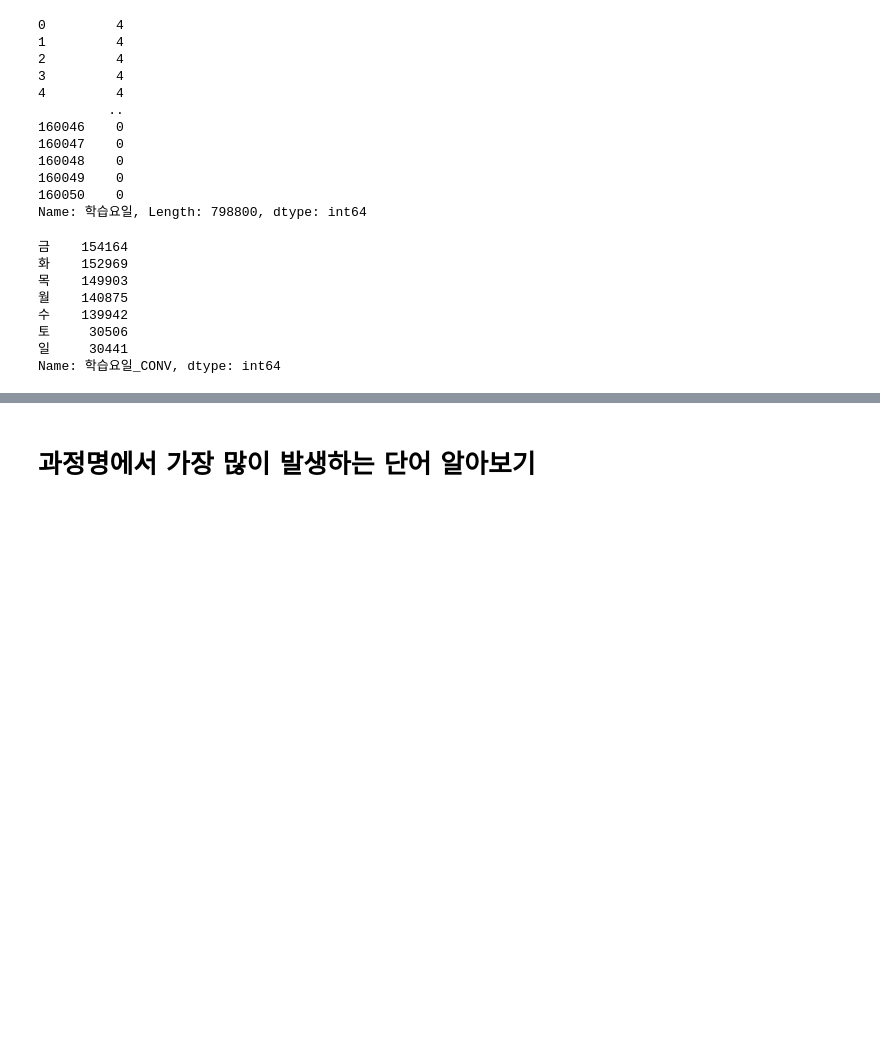
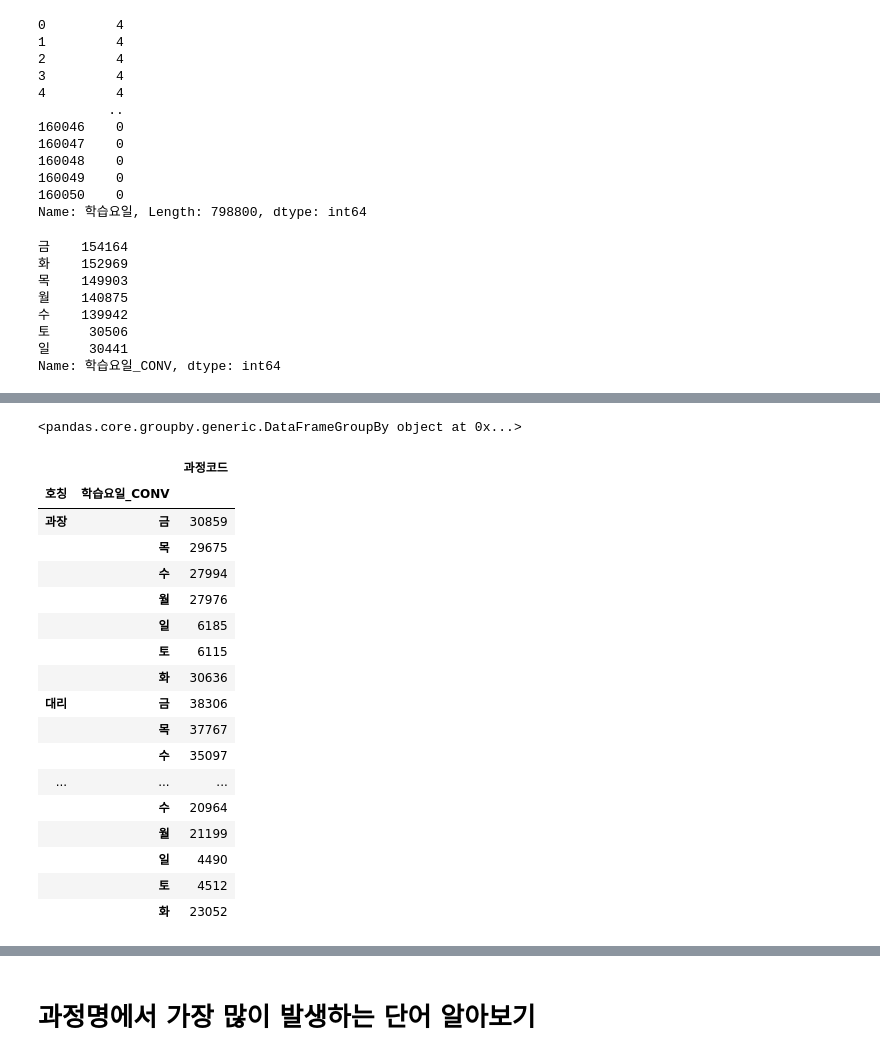
Before and after one commit to gzone2000/my_machine_learning, a Jupyter notebook: ml5/Online_study7.ipynb, the cells around one changed output, grey strips where cells are left out. Drawn from its saved outputs; the diff is of its cells as text; code cells hidden in the pictures; blank space fills up the shorter version.

```diff
--- a/ml5/Online_study7.ipynb
+++ b/ml5/Online_study7.ipynb
@@ -257,5 +262,3 @@ df_Q['학습요일_CONV'].value_counts()
 토     30506
 일     30441
 Name: 학습요일_CONV, dtype: int64
-# %%
-df_Q['학습요일_WEEK'] = df_Q['학습요일'].apply(lambda x : 'week' if x in [0,1,2,3,4] else 'weekend')
@@ -287,0 +287,2 @@ memory usage: 152.4+ MB
+# %%
+df_Q['과정코드'] = df_Q['과정코드'].astype(str)
@@ -287,0 +291,5 @@ memory usage: 152.4+ MB
+# %%
+df_Q['학습시간'] = df_Q['학습종료일'] - df_Q['학습시작일']
+# %%
+# 학습 시간을 초단위로 변경
+df_Q['학습시간'] = np.round(df_Q['학습시간'].dt.total_seconds())
@@ -298,4 +384,26 @@ memory usage: 152.4+ MB
+# %%
+df_Q.groupby(['호칭', '학습요일_CONV'])
+# %% [output]
+<pandas.core.groupby.generic.DataFrameGroupBy object at 0x...>
 # %%
-df1 = df_Q.groupby(['호칭','과정명(학습명)'])['과정코드'].count().reset_index()
-df1
+df_Q.groupby(['호칭', '학습요일_CONV'])[['과정코드']].count()
+# %% [output]
+|  |  | 과정코드 |
+| 호칭 | 학습요일_CONV |  |
+| 과장 | 금 | 30859 |
+|  | 목 | 29675 |
+|  | 수 | 27994 |
+|  | 월 | 27976 |
+|  | 일 | 6185 |
+|  | 토 | 6115 |
+|  | 화 | 30636 |
+| 대리 | 금 | 38306 |
+|  | 목 | 37767 |
+|  | 수 | 35097 |
+| ... | ... | ... |
+|  | 수 | 20964 |
+|  | 월 | 21199 |
+|  | 일 | 4490 |
+|  | 토 | 4512 |
+|  | 화 | 23052 |
 # %%
```
Also changed, not shown: parts of 92 cells of this notebook.
